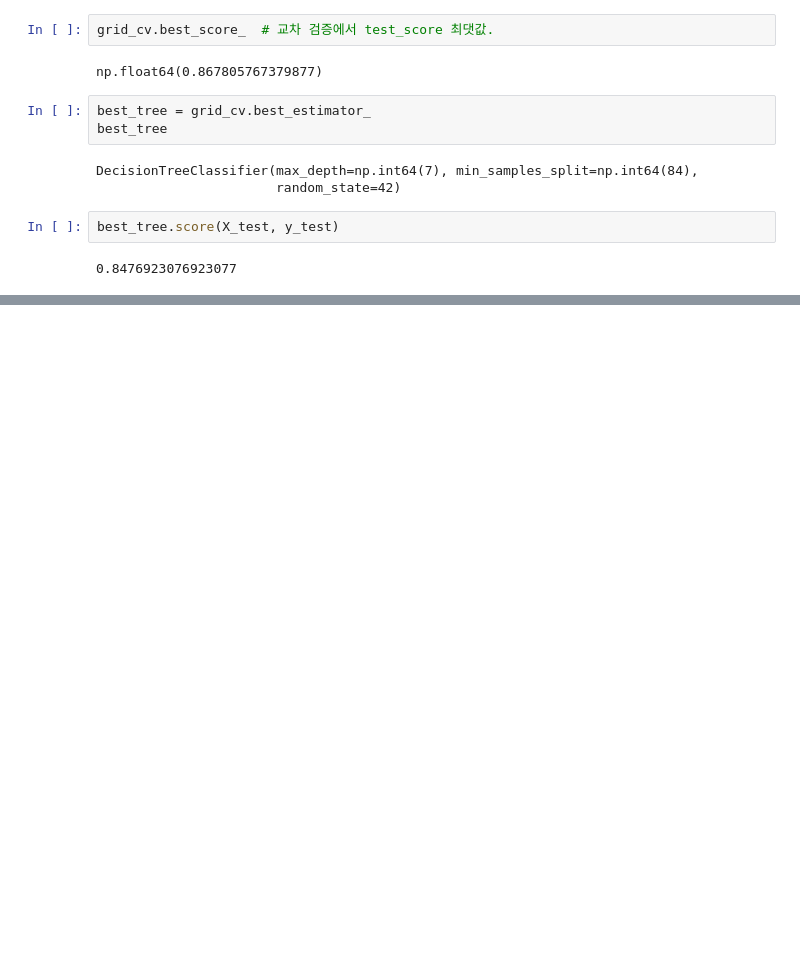
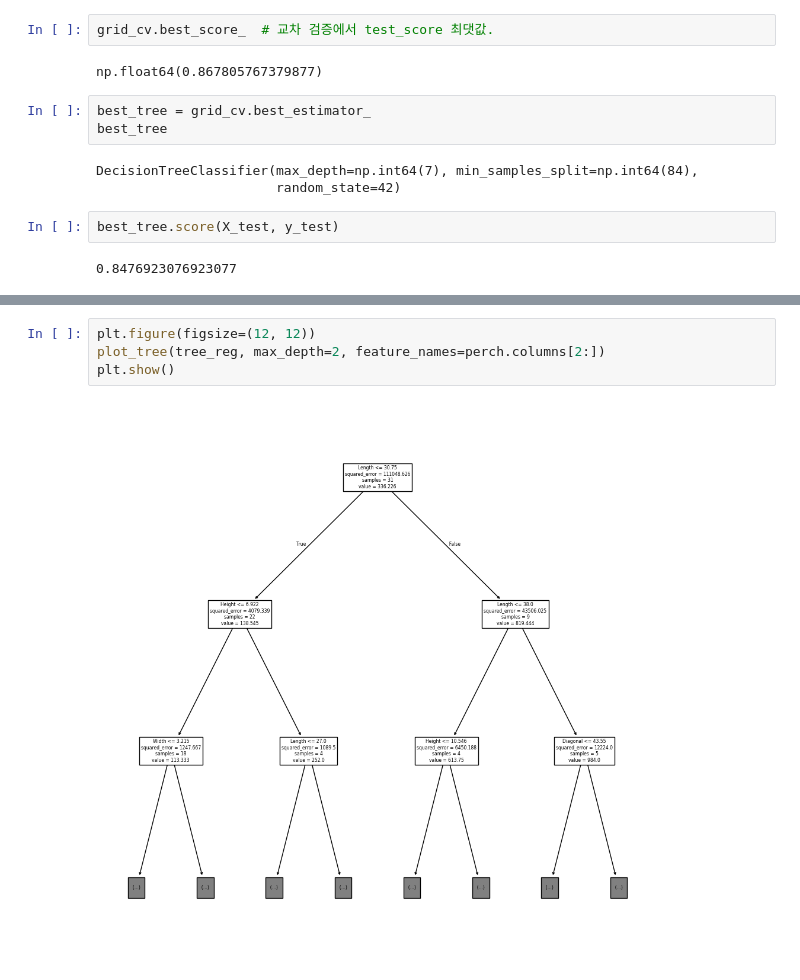
Before and after one commit to JakeOh/202505_BD50, a Jupyter notebook: lab_da/ml10_decision_tree.ipynb, the cells around one changed output, grey strips where cells are left out. Saved outputs shown, nothing was run; the diff lists cells and outputs as text; blank space fills up the shorter version.

```diff
--- a/lab_da/ml10_decision_tree.ipynb
+++ b/lab_da/ml10_decision_tree.ipynb
@@ -498,0 +642,6 @@ best_tree.score(X_test, y_test)
+# %%
+plt.figure(figsize=(12, 12))
+plot_tree(tree_reg, max_depth=2, feature_names=perch.columns[2:])
+plt.show()
+# %% [output]
+[figure, added]
```
Also changed, not shown: parts of 33 cells of this notebook.
